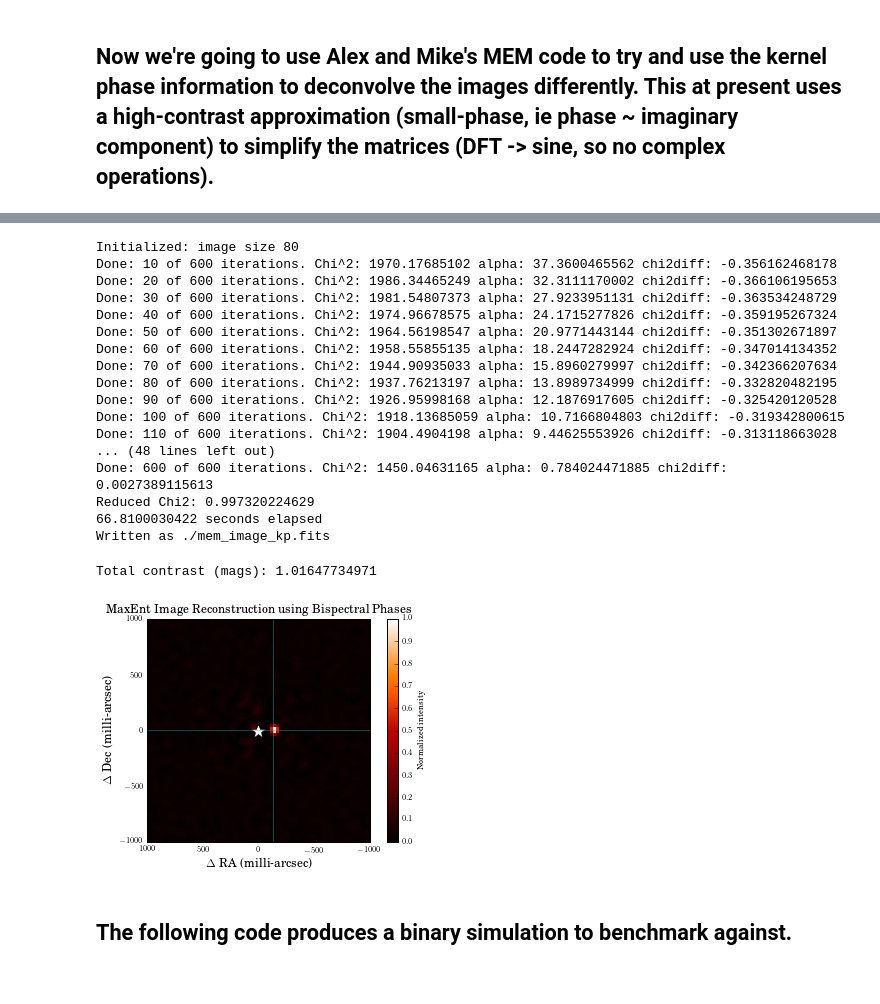
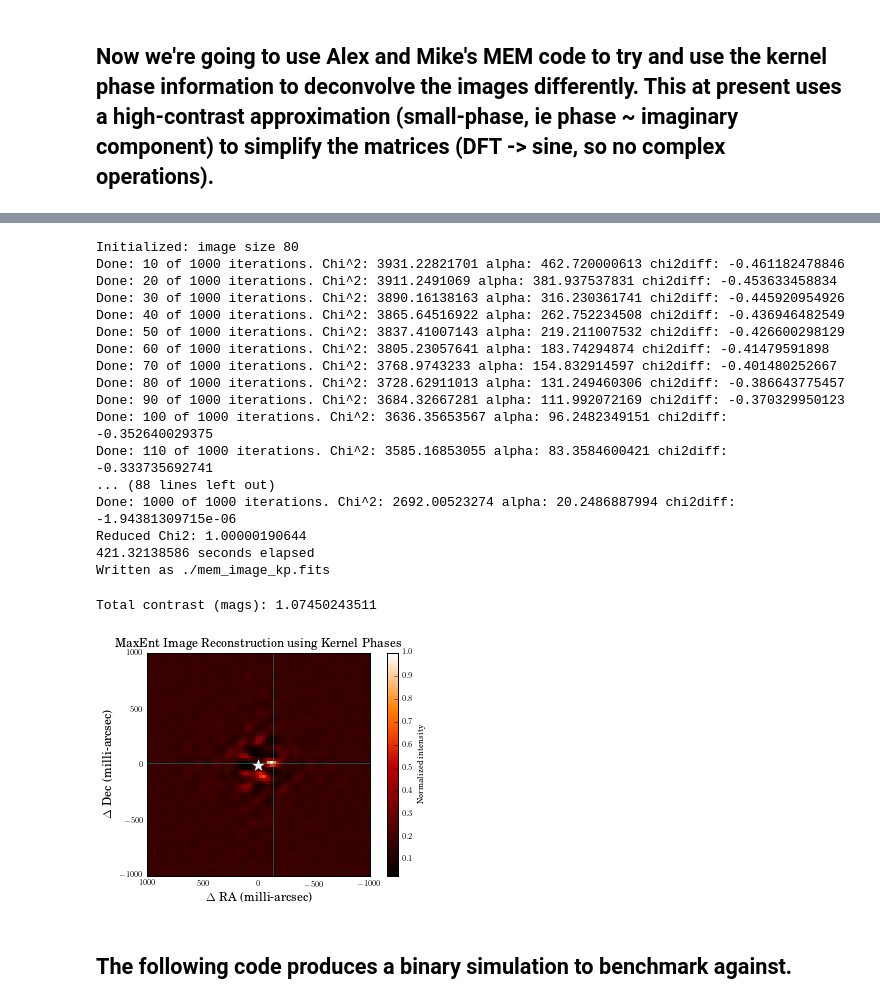
Before and after one commit to benjaminpope/pysco, a Jupyter notebook: analysis.ipynb, the cells around one changed output, grey strips where cells are left out. Drawn from its saved outputs; the diff is of its cells as text; code cells hidden in the pictures.

```diff
--- a/analysis.ipynb
+++ b/analysis.ipynb
@@ -188,24 +188,24 @@ if bispec:
 # %%
 #calibrate - this is a crude way to do things, but as we discuss in the paper, the systematics are bad enough
 # that it is unlikely that a clever Bayesian way of doing things would be much better
-if num == 0:
-    if no_kp:
-        addederror = 8.5
-    else:
-        addederror = 1.1
+# if num == 0:
+if no_kp:
+    addederror = 8.5
+else:
+    addederror = 1.35
 
-    a.kpd -= b.kpd #subtract systematic
-    a.kpe = np.sqrt(a.kpe**2. + b.kpe**2.+ addederror**2.) #add statistical and measurement in quadrature
-    if bispec:
-        print 'Calibrating Bispectrum'
-        bsp_addederror = 7.0
-        a.bsp -= b.bsp
-        a.bspe = np.sqrt(a.bspe**2. + b.bspe**2. * bsp_addederror**2)
-else:
-    addederror = 1.05
-    print 'no systematic subtraction'
-    a.kpe = np.sqrt(a.kpe**2. + addederror**2.) #add statistical and measurement in quadrature
-    print addederror
+a.kpd -= b.kpd #subtract systematic
+a.kpe = np.sqrt(a.kpe**2. + b.kpe**2.+ addederror**2.) #add statistical and measurement in quadrature
+if bispec:
+    print 'Calibrating Bispectrum'
+    bsp_addederror = 7.6
+    a.bsp -= b.bsp
+    a.bspe = np.sqrt(a.bspe**2. + b.bspe**2. * bsp_addederror**2)
+# else:
+#     addederror = 1.05
+#     print 'no systematic subtraction'
+#     a.kpe = np.sqrt(a.kpe**2. + addederror**2.) #add statistical and measurement in quadrature
+#     print addederror
 
 
 # you may want to add an error term in quadrature - see the note later! 1.0 should do the job
@@ -372,8 +405,8 @@ elif bispec:
     prior = np.ones(imsize**2)/imsize**2.0
 else:
     imsize = 80
-    alpha = 1e1
-    gain = 0.0022
+    alpha = 500
+    gain = 0.042
     prior = np.ones(imsize**2)/imsize**2.0
 
 # xx,yy= np.meshgrid(np.arange(imsize)-imsize/2.,np.arange(imsize)-imsize/2.)
@@ -381,9 +414,9 @@ else:
 # prior1= np.exp(-(rr/(imsize/2.))**2)
 # prior = np.ravel(prior1/np.sum(prior1))
 
-niter = 600
+niter = 1000
 if no_kp:
-    fname_im = 'kerphim_test_no_kp.fits'
+    fname_im = 'kerphim_test_bispec.fits'
 else:
     fname_im = 'kerphim_test.fits'
 # trial.read_data(fname_im)
@@ -405,48 +438,48 @@ except:
     print 'Failed to write'
 # %% [output]
 Initialized: image size 80
-Done: 10 of 600 iterations. Chi^2: 1970.17685102 alpha: 37.3600465562 chi2diff: -0.356162468178
-Done: 20 of 600 iterations. Chi^2: 1986.34465249 alpha: 32.3111170002 chi2diff: -0.366106195653
-Done: 30 of 600 iterations. Chi^2: 1981.54807373 alpha: 27.9233951131 chi2diff: -0.363534248729
-Done: 40 of 600 iterations. Chi^2: 1974.96678575 alpha: 24.1715277826 chi2diff: -0.359195267324
-Done: 50 of 600 iterations. Chi^2: 1964.56198547 alpha: 20.9771443144 chi2diff: -0.351302671897
-Done: 60 of 600 iterations. Chi^2: 1958.55855135 alpha: 18.2447282924 chi2diff: -0.347014134352
-Done: 70 of 600 iterations. Chi^2: 1944.90935033 alpha: 15.8960279997 chi2diff: -0.342366207634
-Done: 80 of 600 iterations. Chi^2: 1937.76213197 alpha: 13.8989734999 chi2diff: -0.332820482195
-Done: 90 of 600 iterations. Chi^2: 1926.95998168 alpha: 12.1876917605 chi2diff: -0.325420120528
-Done: 100 of 600 iterations. Chi^2: 1918.13685059 alpha: 10.7166804803 chi2diff: -0.319342800615
-Done: 110 of 600 iterations. Chi^2: 1904.4904198 alpha: 9.44625553926 chi2diff: -0.313118663028
-... (48 lines left out)
-Done: 600 of 600 iterations. Chi^2: 1450.04631165 alpha: 0.784024471885 chi2diff: 0.0027389115613
-Reduced Chi2: 0.997320224629
-66.8100030422 seconds elapsed
+Done: 10 of 1000 iterations. Chi^2: 3931.22821701 alpha: 462.720000613 chi2diff: -0.461182478846
+Done: 20 of 1000 iterations. Chi^2: 3911.2491069 alpha: 381.937537831 chi2diff: -0.453633458834
+Done: 30 of 1000 iterations. Chi^2: 3890.16138163 alpha: 316.230361741 chi2diff: -0.445920954926
+Done: 40 of 1000 iterations. Chi^2: 3865.64516922 alpha: 262.752234508 chi2diff: -0.436946482549
+Done: 50 of 1000 iterations. Chi^2: 3837.41007143 alpha: 219.211007532 chi2diff: -0.426600298129
+Done: 60 of 1000 iterations. Chi^2: 3805.23057641 alpha: 183.74294874 chi2diff: -0.41479591898
+Done: 70 of 1000 iterations. Chi^2: 3768.9743233 alpha: 154.832914597 chi2diff: -0.401480252667
+Done: 80 of 1000 iterations. Chi^2: 3728.62911013 alpha: 131.249460306 chi2diff: -0.386643775457
+Done: 90 of 1000 iterations. Chi^2: 3684.32667281 alpha: 111.992072169 chi2diff: -0.370329950123
+Done: 100 of 1000 iterations. Chi^2: 3636.35653567 alpha: 96.2482349151 chi2diff: -0.352640029375
+Done: 110 of 1000 iterations. Chi^2: 3585.16853055 alpha: 83.3584600421 chi2diff: -0.333735692741
+... (88 lines left out)
+Done: 1000 of 1000 iterations. Chi^2: 2692.00523274 alpha: 20.2486887994 chi2diff: -1.94381309715e-06
+Reduced Chi2: 1.00000190644
+421.32138586 seconds elapsed
 Written as ./mem_image_kp.fits
 # %%
 '''--------------------------------
 the rest is a plot
 --------------------------------'''
 
 
-bestfit = np.array([-131.377*np.sin(np.pi/180.*85.98),131.377*np.cos(np.pi/180.*85.98)])
+bestfit = np.array([-129.4*np.sin(np.pi/180.*84.1),129.4*np.cos(np.pi/180.*84.1)])
 
 plt.imshow(im.T/im.max(), interpolation='nearest',cmap=plt.get_cmap('gist_heat'),extent=trial.extent)
 plt.colorbar(label='Normalized intensity')
 plt.plot(0,0,'w*', ms=15)
 plt.axis(trial.extent)
 plt.axhline(bestfit[1],color='c',alpha=0.4)
 plt.axvline(bestfit[0],color='c',alpha=0.4)
 # plt.plot(bestfit[0],bestfit[1],'cs',alpha=0.8)
 plt.xlabel(r'$\Delta$ RA (milli-arcsec)', fontsize='large')
 plt.ylabel(r'$\Delta$ Dec (milli-arcsec)', fontsize='large')
 if no_kp:
     plt.title('MaxEnt Image Reconstruction using Fourier Phases',fontsize='large')
 elif bispec:
     plt.title('MaxEnt Image Reconstruction using Bispectral Phases',fontsize='large')
 else:
     plt.title('MaxEnt Image Reconstruction using Kernel Phases',fontsize='large')
 print "Total contrast (mags): " + str(-2.5*np.log10(np.sum(trial.pm)))
 plt.show()
 # %% [output]
-Total contrast (mags): 1.01647734971
+Total contrast (mags): 1.07450243511
-[figure, old version]
+[figure, new version]
 # %%
```
Also changed, not shown: parts of 21 cells of this notebook, 7 other files.
